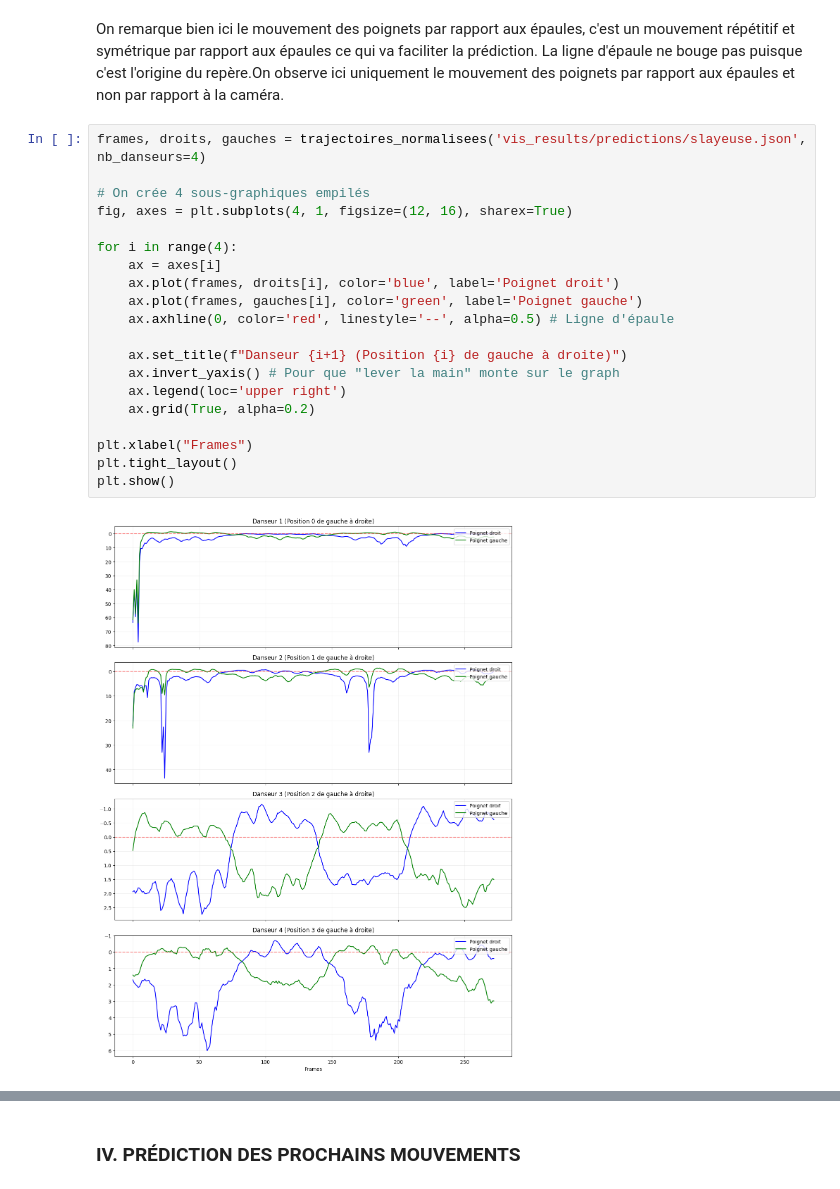
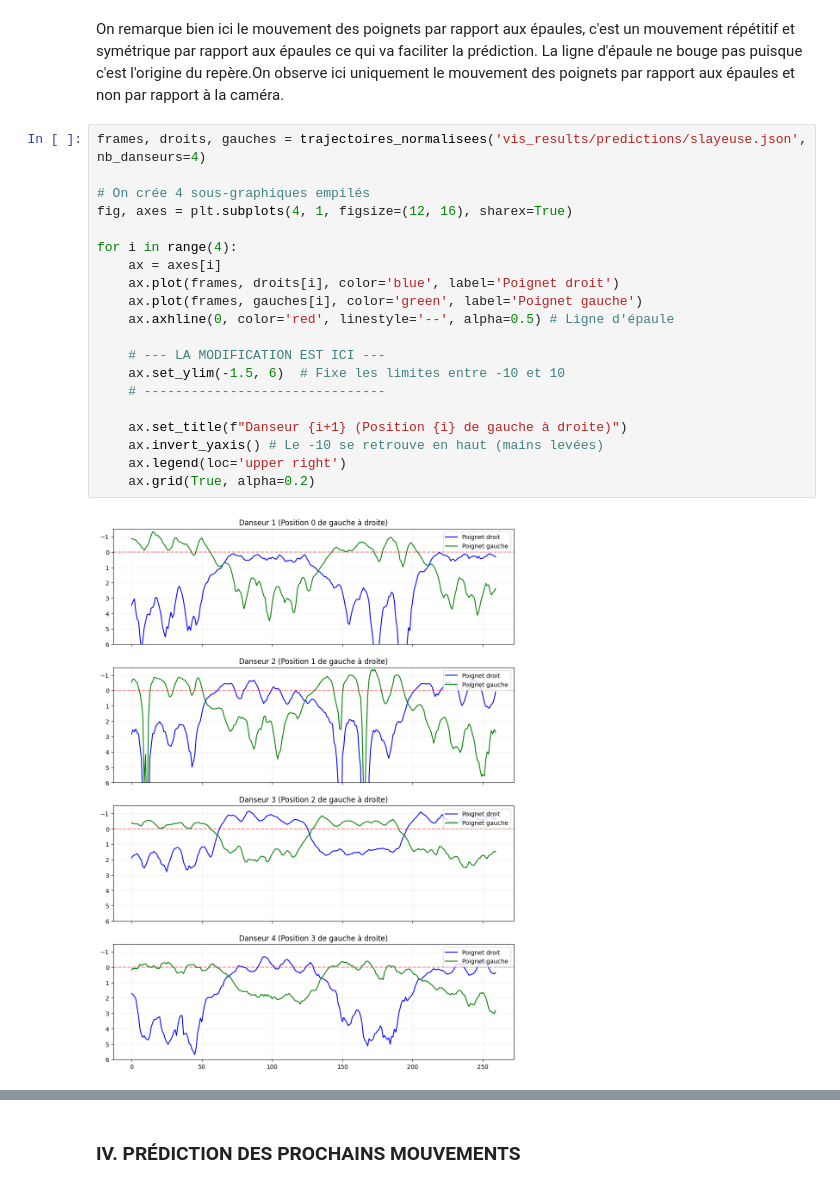
Before and after one commit to Sylvieho/cros-ho-lory-sallet, a Jupyter notebook: CROS_LORY_HO_SALLET_MMPOSE.ipynb, the cells around one changed output, grey strips where cells are left out. Cells and saved outputs as stored; diff of their text form.

Commit message:
modif

```diff
--- a/CROS_LORY_HO_SALLET_MMPOSE.ipynb
+++ b/CROS_LORY_HO_SALLET_MMPOSE.ipynb
@@ -189,23 +189,23 @@ On remarque bien ici le mouvement des poignets par rapport aux épaules, c'est u
 # %%
 frames, droits, gauches = trajectoires_normalisees('vis_results/predictions/slayeuse.json', nb_danseurs=4)
 
 # On crée 4 sous-graphiques empilés
 fig, axes = plt.subplots(4, 1, figsize=(12, 16), sharex=True)
 
 for i in range(4):
     ax = axes[i]
     ax.plot(frames, droits[i], color='blue', label='Poignet droit')
     ax.plot(frames, gauches[i], color='green', label='Poignet gauche')
     ax.axhline(0, color='red', linestyle='--', alpha=0.5) # Ligne d'épaule
 
+    # --- LA MODIFICATION EST ICI ---
+    ax.set_ylim(-1.5, 6)  # Fixe les limites entre -10 et 10
+    # -------------------------------
+
     ax.set_title(f"Danseur {i+1} (Position {i} de gauche à droite)")
-    ax.invert_yaxis() # Pour que "lever la main" monte sur le graph
+    ax.invert_yaxis() # Le -10 se retrouve en haut (mains levées)
     ax.legend(loc='upper right')
     ax.grid(True, alpha=0.2)
-
-plt.xlabel("Frames")
-plt.tight_layout()
-plt.show()
 # %% [output]
-[figure, old version]
+[figure, new version]
 # %%
```
Also changed, not shown: parts of 12 cells of this notebook, 1 other file.
